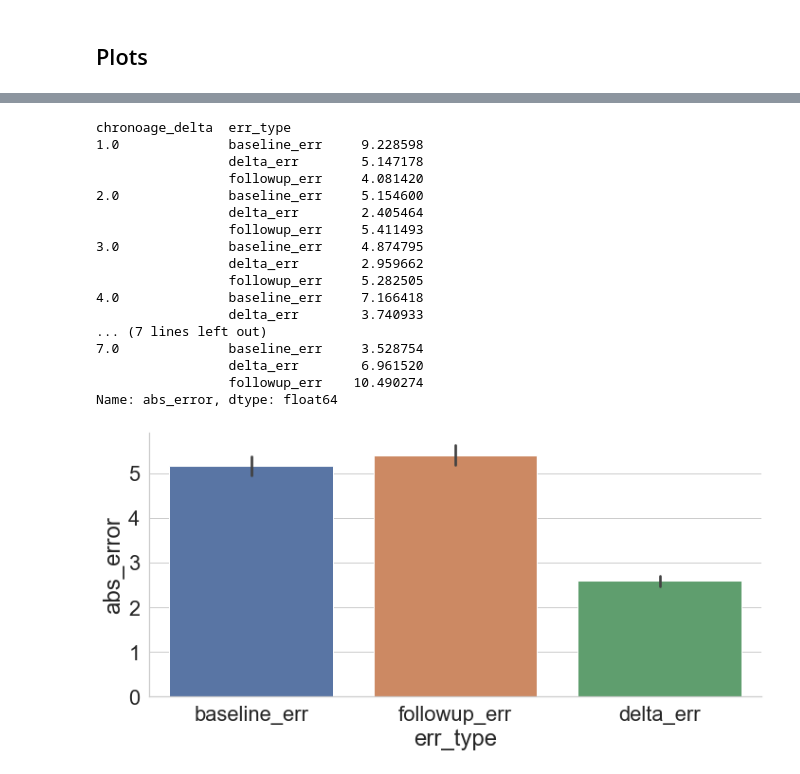
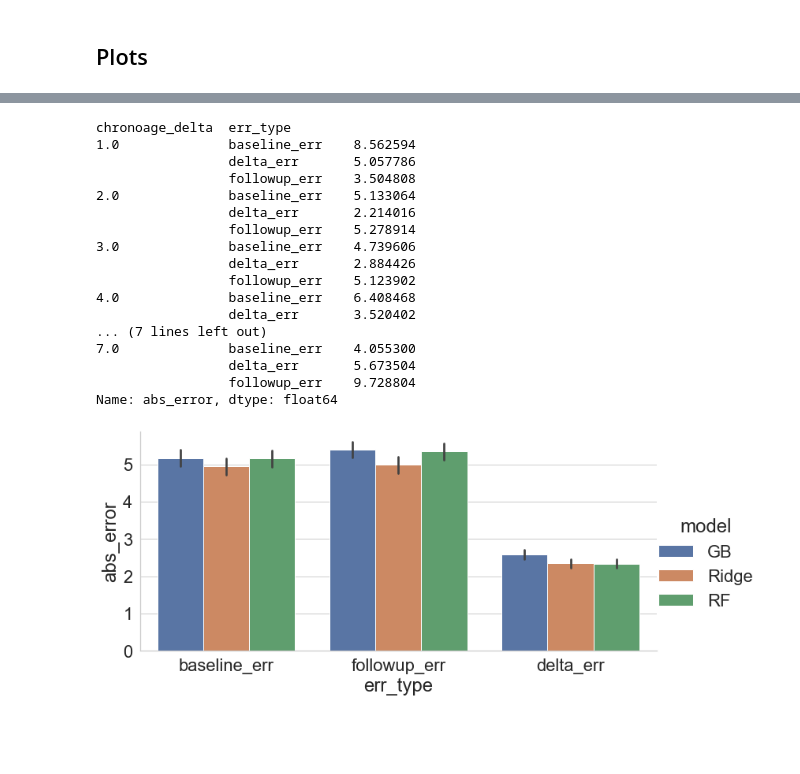
Before and after one commit to nikhil153/brain-diff, a Jupyter notebook: notebooks/3a_baseline_models_single_visit.ipynb, the cells around one changed output, grey strips where cells are left out. Cells and saved outputs as stored; diff of their text form; code cells hidden in the pictures; blank space fills up the shorter version.

```diff
--- a/notebooks/3a_baseline_models_single_visit.ipynb
+++ b/notebooks/3a_baseline_models_single_visit.ipynb
@@ -17,5 +17,11 @@ summary_results_dir = "/home/nikhil/projects/brain_changes/brain-diff/results/su
 - Train on entire ses2 subject with *only* single visit data.
 - Test on ses2 and ses3 scans of subject with two visit data.
 # %%
-full_ses_dir = f"{results_dir}full_ses2/freesurfer_age_prediction_full_session_2_2021-11-12T17:33:37.275174"
+full_ses_dir = f"{results_dir}full_ses2/"
+
+model_perf_dict = {
+                    "GB":"GB/freesurfer_age_prediction_full_session_2_2021-11-12T17:33:37.275174",
+                    "Ridge": "ridge/freesurfer_age_prediction_full_session_2_2021-12-02T16:05:11.443037",
+                    "RF": "RF/freesurfer_age_prediction_full_session_2_2021-12-02T15:45:34.107748"
+                    }
 # %%
@@ -93 +108,26 @@ ses3_subdir = f"{two_visit_subset_dir}freesurfer_age_prediction_2021-11-10T16:00
+# %%
+two_visit_subset_dir = f"{results_dir}two_visit_subset/"
+
+# Session 2 predictions
+#{"MAE": 5.160370131691216, "session": 2, "feature_kind": "thickness"}
+ses2_subdir_GB = f"{two_visit_subset_dir}GB/freesurfer_age_prediction_2021-11-10T15:34:26.163051"
+
+# {"MAE": 4.924392343314655, "feature_kind": "thickness", "train_session": 2, "test_session": 2, "model": "ridge"}
+ses2_subdir_ridge = f"{two_visit_subset_dir}ridge/freesurfer_age_prediction_2021-12-02T16:05:11.443485"
+
+# {"MAE": 5.188425120772947, "feature_kind": "thickness", "train_session": 2, "test_session": 2, "model": "RF"}
+ses2_subdir_RF = f"{two_visit_subset_dir}RF/freesurfer_age_prediction_2021-12-02T15:19:33.307858"
+
+
+## Session 3 predictions
+#{"MAE": 5.401824082667036, "feature_kind": "thickness", "train_session": 2, "test_session": 3}
+ses3_subdir_GB = f"{two_visit_subset_dir}GB/freesurfer_age_prediction_2021-11-10T16:00:20.678190"
+ses3_subdir_RF = f"{two_visit_subset_dir}RF/freesurfer_age_prediction_2021-12-02T16:37:28.135012"
+ses3_subdir_ridge = f"{two_visit_subset_dir}ridge/freesurfer_age_prediction_2021-12-02T16:37:28.134989"
+
+model_perf_dict =   {
+                    "GB": (ses2_subdir_GB, ses3_subdir_GB),
+                    "Ridge": (ses2_subdir_ridge, ses3_subdir_ridge),
+                    "RF": (ses2_subdir_RF, ses3_subdir_RF)
+                    }
 # %%
@@ -135,30 +187,30 @@ with sns.axes_style("whitegrid"):
 # %%
 plot_df = perf_df_melt.copy()
 plot_df["abs_error"] = np.abs(plot_df["error"])
 print(plot_df.groupby(["chronoage_delta","err_type"]).mean()["abs_error"])
 
 sns.set(font_scale=2)
 with sns.axes_style("whitegrid"):
-    g = sns.catplot(x="err_type",y="abs_error", kind="bar", data=plot_df,aspect=2)
+    g = sns.catplot(x="err_type",y="abs_error", hue="model", kind="bar", data=plot_df,aspect=2)
 # %% [output]
 chronoage_delta  err_type
-1.0              baseline_err     9.228598
-                 delta_err        5.147178
-                 followup_err     4.081420
-2.0              baseline_err     5.154600
-                 delta_err        2.405464
-                 followup_err     5.411493
-3.0              baseline_err     4.874795
-                 delta_err        2.959662
-                 followup_err     5.282505
-4.0              baseline_err     7.166418
-                 delta_err        3.740933
+1.0              baseline_err    8.562594
+                 delta_err       5.057786
+                 followup_err    3.504808
+2.0              baseline_err    5.133064
+                 delta_err       2.214016
+                 followup_err    5.278914
+3.0              baseline_err    4.739606
+                 delta_err       2.884426
+                 followup_err    5.123902
+4.0              baseline_err    6.408468
+                 delta_err       3.520402
 ... (7 lines left out)
-7.0              baseline_err     3.528754
-                 delta_err        6.961520
-                 followup_err    10.490274
+7.0              baseline_err    4.055300
+                 delta_err       5.673504
+                 followup_err    9.728804
 Name: abs_error, dtype: float64
-[figure, old version]
+[figure, new version]
 # %%
 save_summary_results = False
 if save_summary_results:
```
Also changed, not shown: parts of 6 cells of this notebook, 5 other files.
